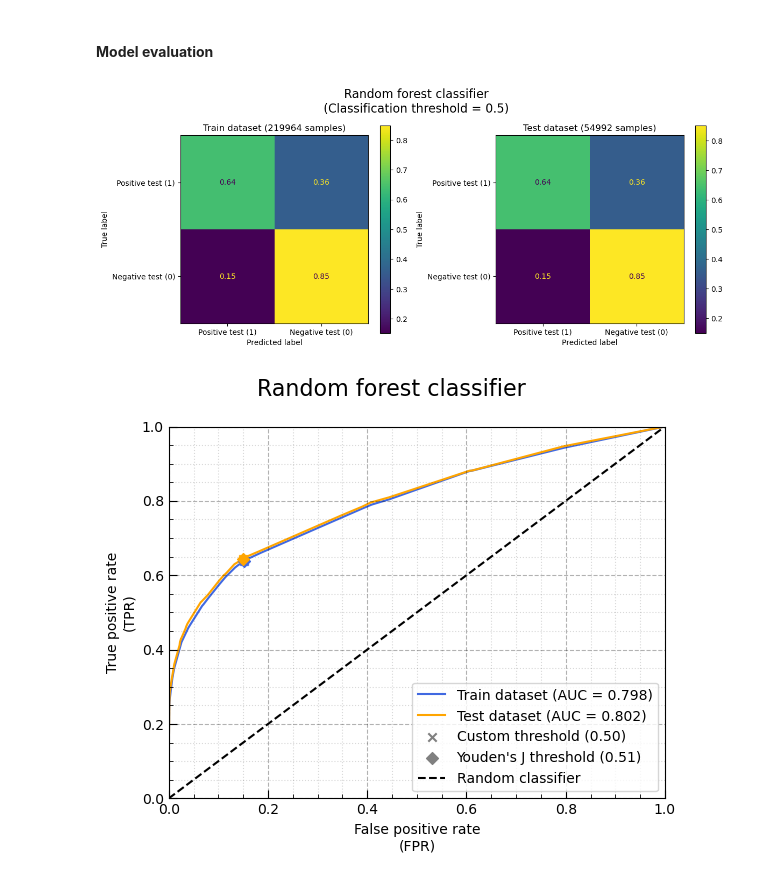
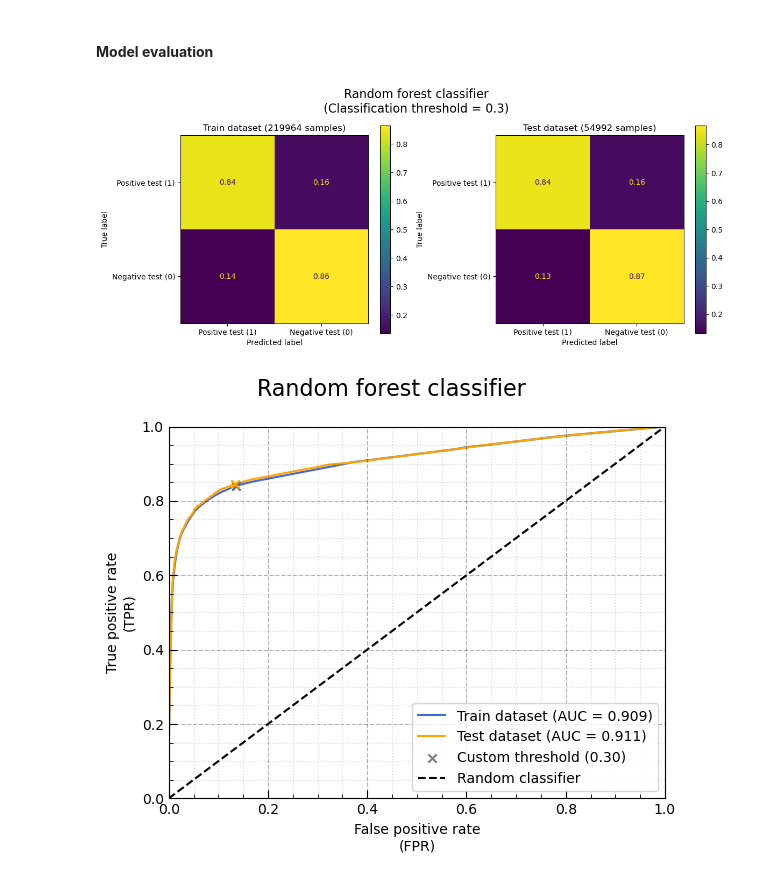
Before and after one commit to maxwhitemet/cambridge_spark_hackathon, a Jupyter notebook: random_forest_classifier.ipynb, the cells around one changed output. Cells and saved outputs as stored; diff of their text form; code cells hidden in the pictures.

```diff
--- a/random_forest_classifier.ipynb
+++ b/random_forest_classifier.ipynb
@@ -92,7 +254,7 @@ Name: proportion, dtype: float64
 # Instantiate a stratified k-fold cross-validation instance to use for hyper-parameter tuning
 # Ensures the pass/fail ratio is maintained in each fold
 stratified_kfold_cv = StratifiedKFold(
-    n_splits=5,
+    n_splits=3,
     shuffle=True,
     random_state=rnd_state,
 )
@@ -103,6 +265,7 @@ scoring_metrics = [
     'precision',
     'recall',
     'f1',
+    'average_precision',
 ]
 # %%
 # Instantiate a random forest classifier
@@ -175,0 +300,30 @@ Pipeline(steps=[('rf_classifier',
+# %%
+# Specify the grid of hyper-parameter values to explore for the random forest classifier
+rf_param_grid = {
+    'rf_classifier__n_estimators': [50],
+    'rf_classifier__criterion': ['gini', 'log_loss'],
+    'rf_classifier__max_depth': [15],
+    'rf_classifier__max_features': ['sqrt', 0.6],
+    'rf_classifier__min_samples_split': [8, 12],
+    'rf_classifier__min_samples_leaf': [6],
+    'rf_classifier__class_weight': ['balanced', 'balanced_subsample'],
+}
+
+# Train the random forest model on the train dataset, tuning the hyper-parameters using cross-validation
+rf_grid_search = GridSearchCV(
+    estimator=rf_pipeline,
+    param_grid=rf_param_grid,
+    scoring=scoring_metrics,
+    cv=stratified_kfold_cv,
+    return_train_score=True,
+    refit='roc_auc',  # Optimise for ROC AUC
+    verbose=2,
+    n_jobs=-1,
+)
+rf_grid_search.fit(X_train, y_train)
+
+# Output the optimal hyper-parameter values found by the grid search
+print(f'Random forest optimal hyper-parameters: {rf_grid_search.best_params_}')
+
+# Output pipeline view of the best estimator found by the grid search
+rf_grid_search.best_estimator_
@@ -345,34 +377,34 @@ def create_roc_curves(y_train, y_test, y_train_proba, y_test_proba, classificati
 # %%
 # Generate prediction probabilities for the train and test datasets
 # Keep only the positive class probabilities (as binary can just do 1 - p for the negative class)
 y_train_rf_proba = rf_grid_search.best_estimator_.predict_proba(X_train)[:, 1]
 y_test_rf_proba = rf_grid_search.best_estimator_.predict_proba(X_test)[:, 1]
 
 # Specify the classification threshold to use for the random forest classifer predictions
-rf_classification_thr = 0.5
+rf_classification_thr = 0.3
 
 # Generate confusion matrices for the random forest classifier predictions
 cm_fig, cm_axes = create_confusion_matrix(
     y_train=y_train,
     y_test=y_test,
     y_train_proba=y_train_rf_proba,
     y_test_proba=y_test_rf_proba,
     classification_thr=rf_classification_thr,
     title='Random forest classifier'
 )
 
 # Generate the ROC curves for the random forest classifer predictions
 roc_fig, roc_ax, roc_metrics = create_roc_curves(
     y_train=y_train,
     y_test=y_test,
     y_train_proba=y_train_rf_proba,
     y_test_proba=y_test_rf_proba,
     classification_thr=rf_classification_thr,
     title='Random forest classifier'
 )
 # %% [output]
-[figure, old version]
+[figure, new version]
-[figure, old version]
+[figure, new version]
 # %%
 # Extract feature importances from the best random forest estimator
 rf_best = rf_grid_search.best_estimator_
```
Also changed, not shown: parts of 16 cells of this notebook.
